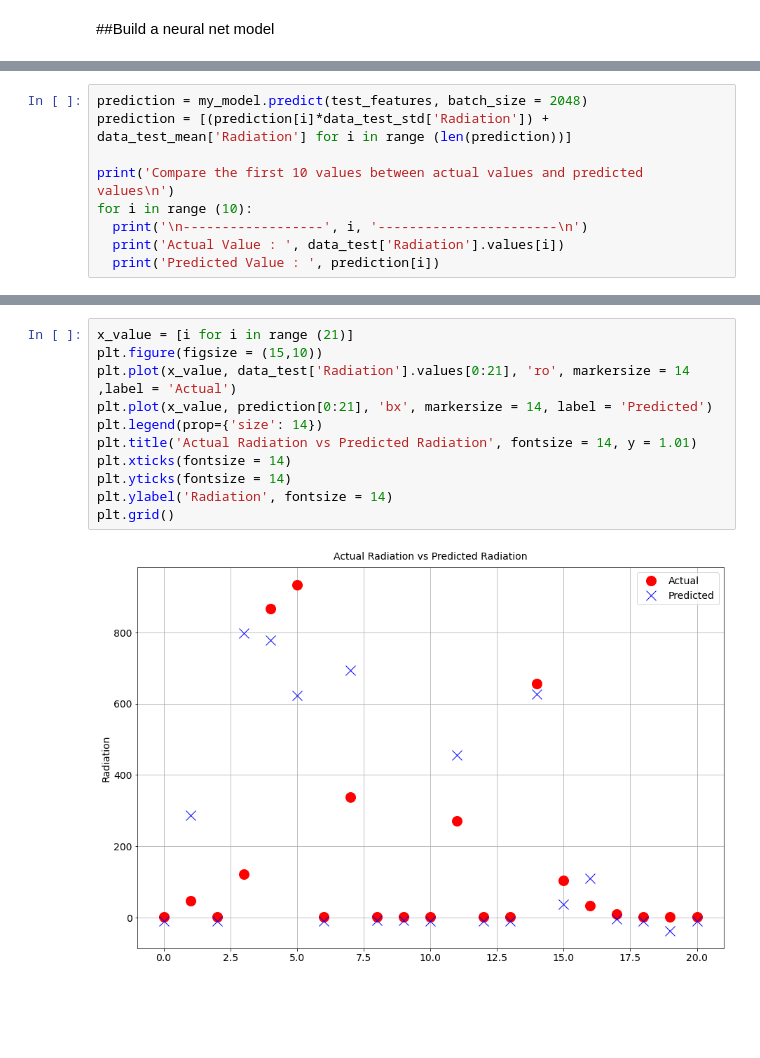
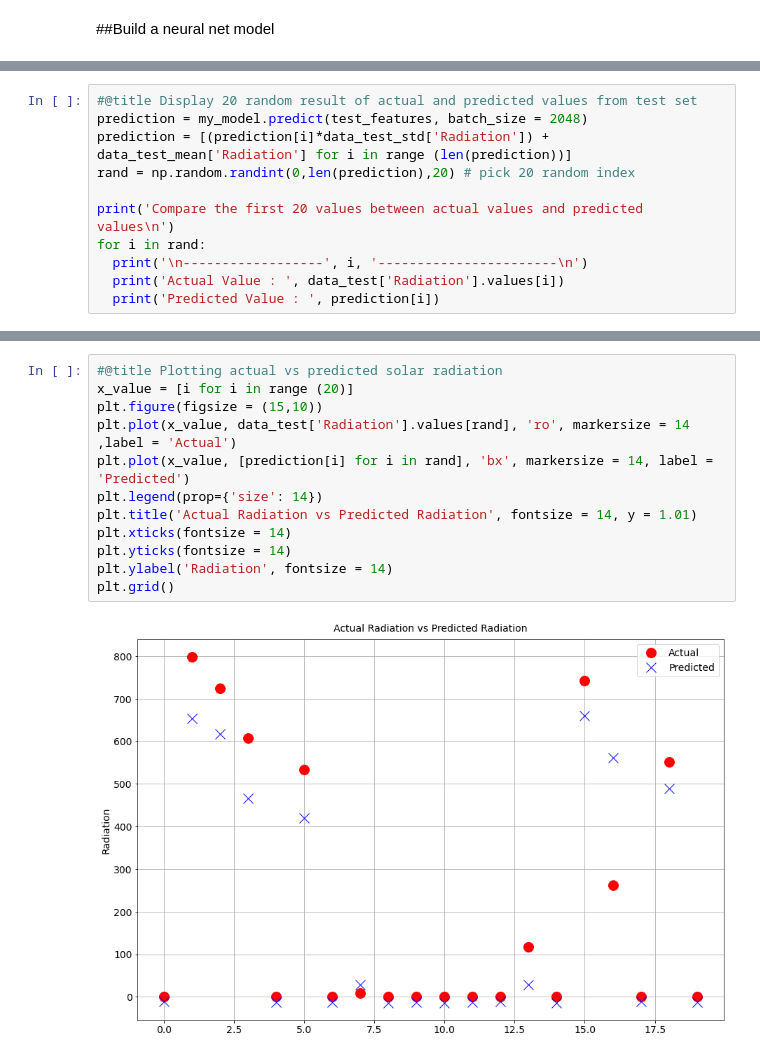
Before and after one commit to mrch-hub/bangkit1, a Jupyter notebook: SolarPrediction.ipynb, the cells around one changed output, grey strips where cells are left out. Saved outputs shown, nothing was run; the diff lists cells and outputs as text; blank space fills up the shorter version.

```diff
--- a/SolarPrediction.ipynb
+++ b/SolarPrediction.ipynb
@@ -378,9 +371,11 @@ Epoch 1200/1200
 # %%
+#@title Display 20 random result of actual and predicted values from test set
 prediction = my_model.predict(test_features, batch_size = 2048)
 prediction = [(prediction[i]*data_test_std['Radiation']) + data_test_mean['Radiation'] for i in range (len(prediction))]
+rand = np.random.randint(0,len(prediction),20) # pick 20 random index
 
-print('Compare the first 10 values between actual values and predicted values\n')
-for i in range (10):
+print('Compare the first 20 values between actual values and predicted values\n')
+for i in rand:
   print('\n------------------', i, '-----------------------\n')
   print('Actual Value : ', data_test['Radiation'].values[i])
   print('Predicted Value : ', prediction[i])
@@ -405,13 +400,14 @@ Predicted Value :  [-8.234436]
 # %%
-x_value = [i for i in range (21)]
+#@title Plotting actual vs predicted solar radiation
+x_value = [i for i in range (20)]
 plt.figure(figsize = (15,10))
-plt.plot(x_value, data_test['Radiation'].values[0:21], 'ro', markersize = 14 ,label = 'Actual')
-plt.plot(x_value, prediction[0:21], 'bx', markersize = 14, label = 'Predicted')
+plt.plot(x_value, data_test['Radiation'].values[rand], 'ro', markersize = 14 ,label = 'Actual')
+plt.plot(x_value, [prediction[i] for i in rand], 'bx', markersize = 14, label = 'Predicted')
 plt.legend(prop={'size': 14})
 plt.title('Actual Radiation vs Predicted Radiation', fontsize = 14, y = 1.01)
 plt.xticks(fontsize = 14)
 plt.yticks(fontsize = 14)
 plt.ylabel('Radiation', fontsize = 14)
 plt.grid()
 # %% [output]
-[figure, old version]
+[figure, new version]
```
Also changed, not shown: parts of 8 cells of this notebook.
